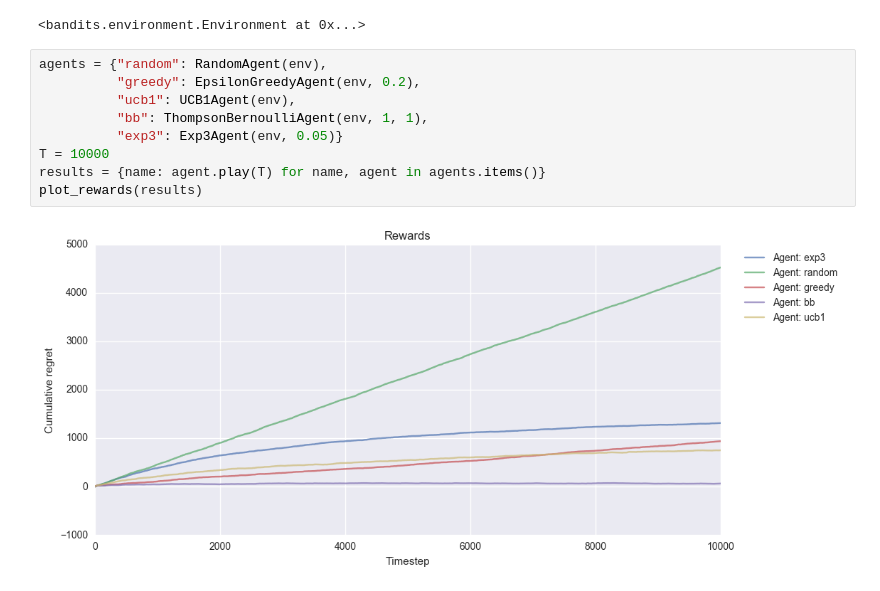
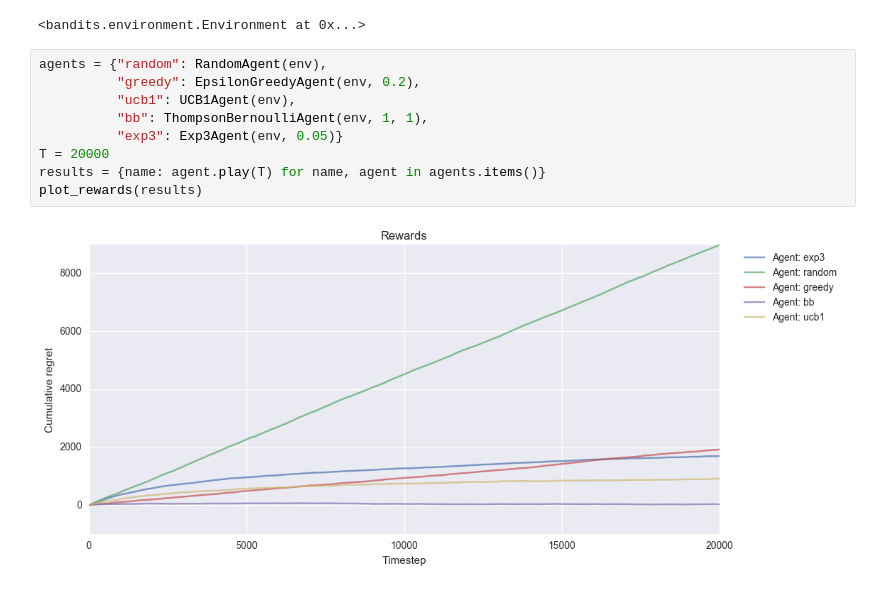
Before and after one commit to 0xend/bandits, a Jupyter notebook: Multi-armed Bandit .ipynb, the cells around one changed output. Drawn from its saved outputs; the diff is of its cells as text.

```diff
--- a/Multi-armed Bandit .ipynb
+++ b/Multi-armed Bandit .ipynb
@@ -36,11 +36,11 @@ env
 # %%
 agents = {"random": RandomAgent(env),
           "greedy": EpsilonGreedyAgent(env, 0.2),
           "ucb1": UCB1Agent(env),
           "bb": ThompsonBernoulliAgent(env, 1, 1),
           "exp3": Exp3Agent(env, 0.05)}
-T = 10000
+T = 20000
 results = {name: agent.play(T) for name, agent in agents.items()}
 plot_rewards(results)
 # %% [output]
-[figure, old version]
+[figure, new version]
```
Also changed, not shown: 1 other file.
